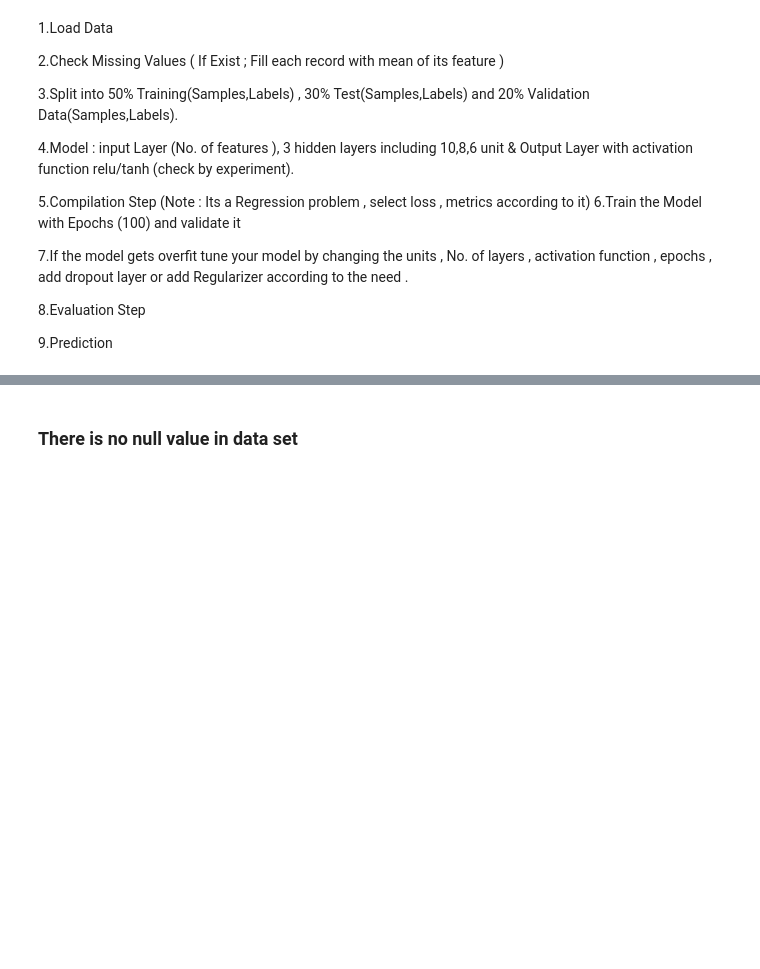
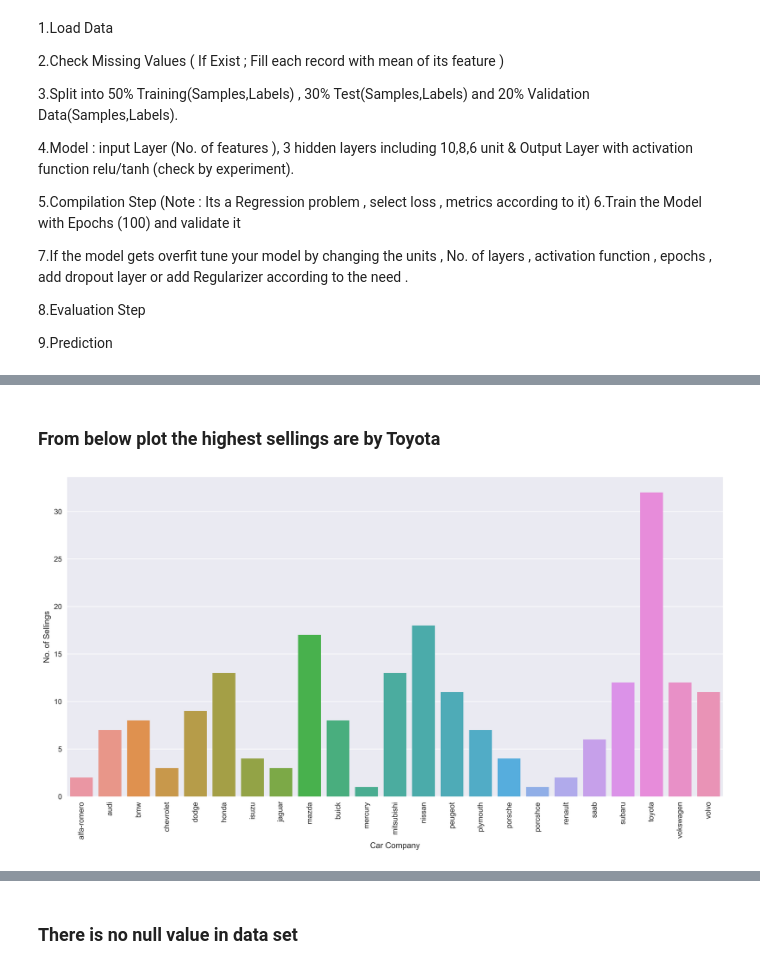
Before and after one commit to Ali-Raza-Ali/PIAIC84325_AIC_Assignments, a Jupyter notebook: Deep Learning Assignments/Car Price Prediction assignment.ipynb, the cells around one changed output, grey strips where cells are left out. Cells and saved outputs as stored; diff of their text form; code cells hidden in the pictures; blank space fills up the shorter version.

```diff
--- a/Deep Learning Assignments/Car Price Prediction assignment.ipynb
+++ b/Deep Learning Assignments/Car Price Prediction assignment.ipynb
@@ -86,0 +123,11 @@ df.doornumber = df.doornumber.map({0:2,1:4})
+# %% [markdown]
+### From below plot the highest sellings are by Toyota
+# %%
+plt.figure(figsize=(16,8),dpi=500)
+sns.countplot(data=df,x='CarCompany')
+plt.ylabel("No. of Sellings")
+plt.xlabel("Car Company")
+plt.xticks(rotation=90)
+plt.show()
+# %% [output]
+[figure, added]
```
Also changed, not shown: parts of 65 cells of this notebook.
